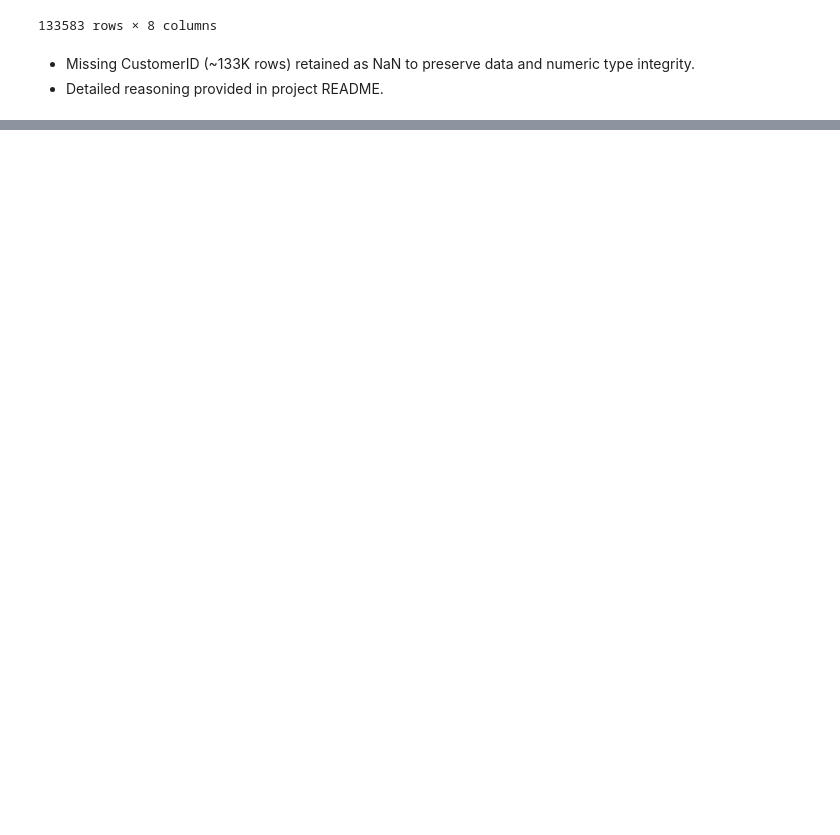
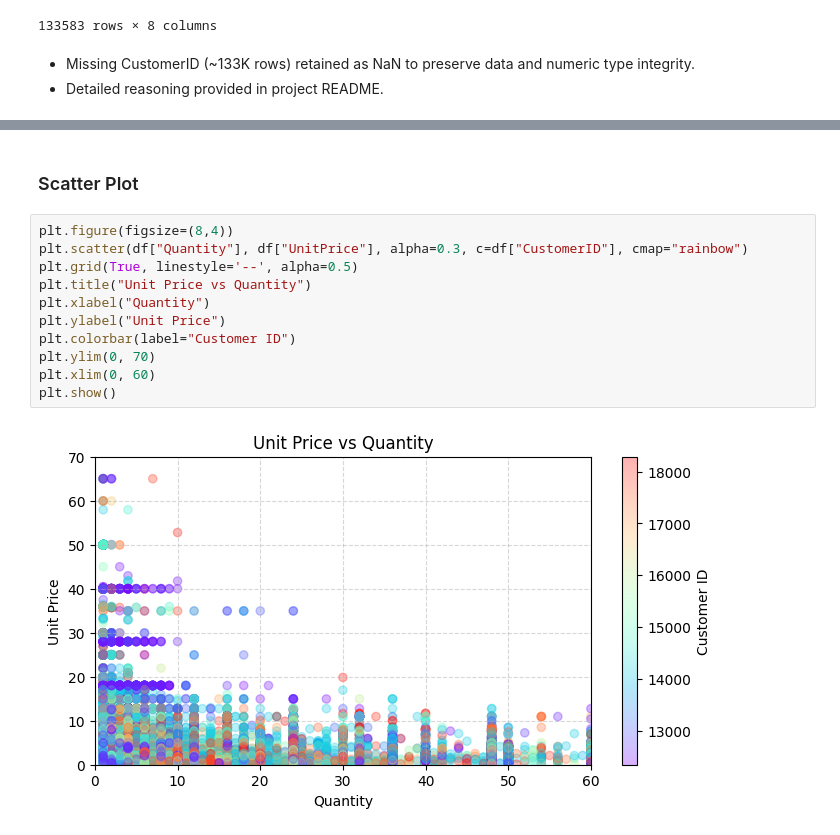
Before and after one commit to Pogo-S/Financial_Data_Project, a Jupyter notebook: scripts/eda.ipynb, the cells around one changed output, grey strips where cells are left out. Drawn from its saved outputs; the diff is of its cells as text; blank space fills up the shorter version.

```diff
--- a/scripts/eda.ipynb
+++ b/scripts/eda.ipynb
@@ -251,0 +381,15 @@ df[df["CustomerID"].isnull()]
+# %% [markdown]
+### Scatter Plot
+# %%
+plt.figure(figsize=(8,4))
+plt.scatter(df["Quantity"], df["UnitPrice"], alpha=0.3, c=df["CustomerID"], cmap="rainbow")
+plt.grid(True, linestyle='--', alpha=0.5)
+plt.title("Unit Price vs Quantity")
+plt.xlabel("Quantity")
+plt.ylabel("Unit Price")
+plt.colorbar(label="Customer ID")
+plt.ylim(0, 70)
+plt.xlim(0, 60)
+plt.show()
+# %% [output]
+[figure, added]
```
Also changed, not shown: parts of 16 cells of this notebook, 1 other file.
